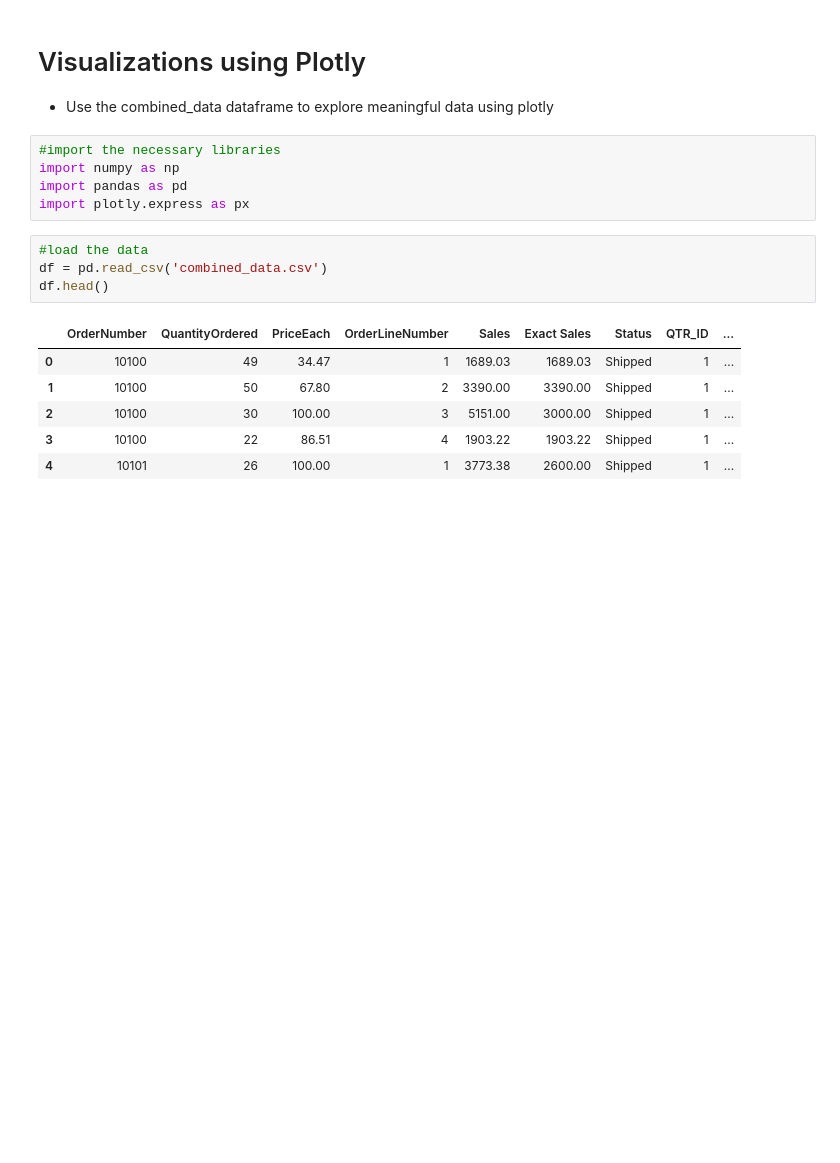
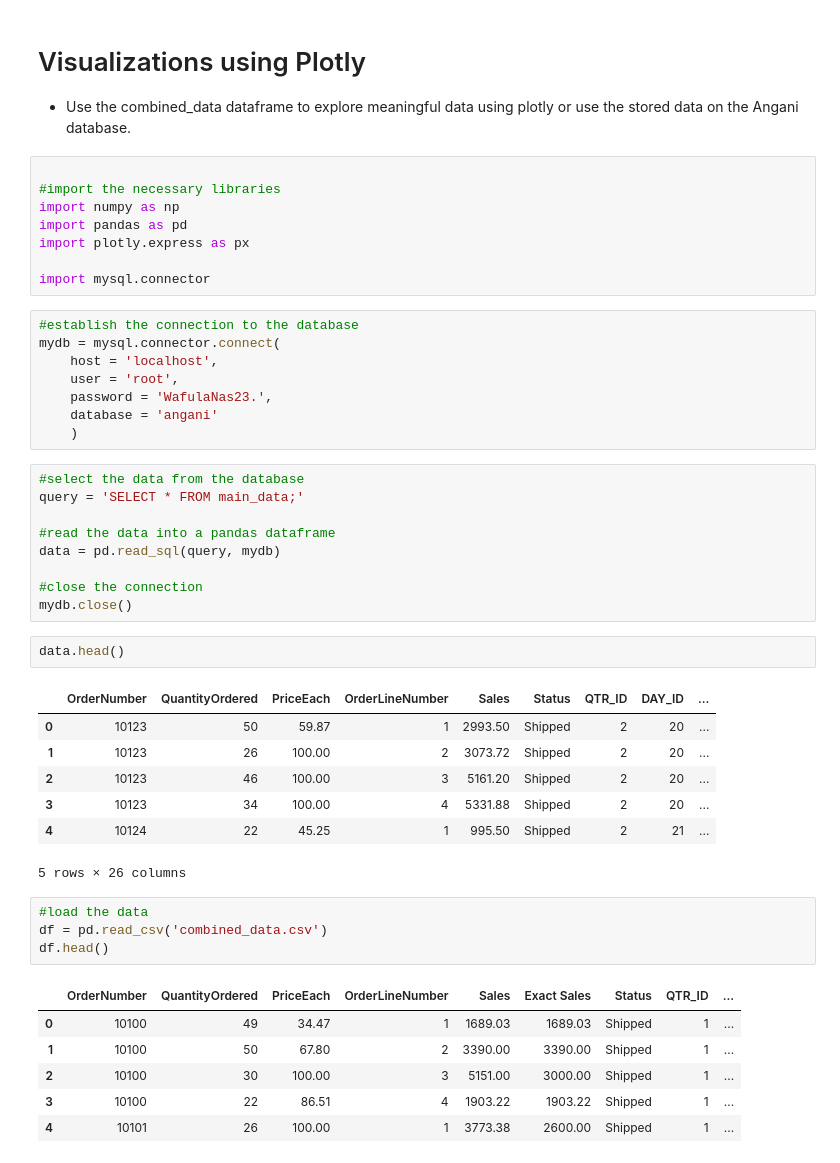
Before and after one commit to Matthewkarani/Angani_Sales_Business_Analytics, a Jupyter notebook: new_viz.ipynb, the cells around one changed output. Saved outputs shown, nothing was run; the diff lists cells and outputs as text; blank space fills up the shorter version.

Commit message:
added database

```diff
--- a/new_viz.ipynb
+++ b/new_viz.ipynb
@@ -1,11 +1,41 @@
 # %% [markdown]
 # Visualizations using Plotly
-- Use the combined_data dataframe to explore meaningful data using plotly
+- Use the combined_data dataframe to explore meaningful data using plotly or use the stored data on the Angani database.
 # %%
+
 #import the necessary libraries
 import numpy as np
 import pandas as pd
 import plotly.express as px
+
+import mysql.connector
+# %%
+#establish the connection to the database
+mydb = mysql.connector.connect(
+    host = 'localhost',
+    user = 'root',
+    password = 'WafulaNas23.',
+    database = 'angani'
+    )
+# %%
+#select the data from the database
+query = 'SELECT * FROM main_data;'
+
+#read the data into a pandas dataframe
+data = pd.read_sql(query, mydb)
+
+#close the connection
+mydb.close()
+# %%
+data.head()
+# %% [output]
+|  | OrderNumber | QuantityOrdered | PriceEach | OrderLineNumber | Sales | Status | QTR_ID | DAY_ID | ... |
+| 0 | 10123 | 50 | 59.87 | 1 | 2993.50 | Shipped | 2 | 20 | ... |
+| 1 | 10123 | 26 | 100.00 | 2 | 3073.72 | Shipped | 2 | 20 | ... |
+| 2 | 10123 | 46 | 100.00 | 3 | 5161.20 | Shipped | 2 | 20 | ... |
+| 3 | 10123 | 34 | 100.00 | 4 | 5331.88 | Shipped | 2 | 20 | ... |
+| 4 | 10124 | 22 | 45.25 | 1 | 995.50 | Shipped | 2 | 21 | ... |
+5 rows × 26 columns
 # %%
 #load the data
 df = pd.read_csv('combined_data.csv')
```
Also changed, not shown: 6 other files.
